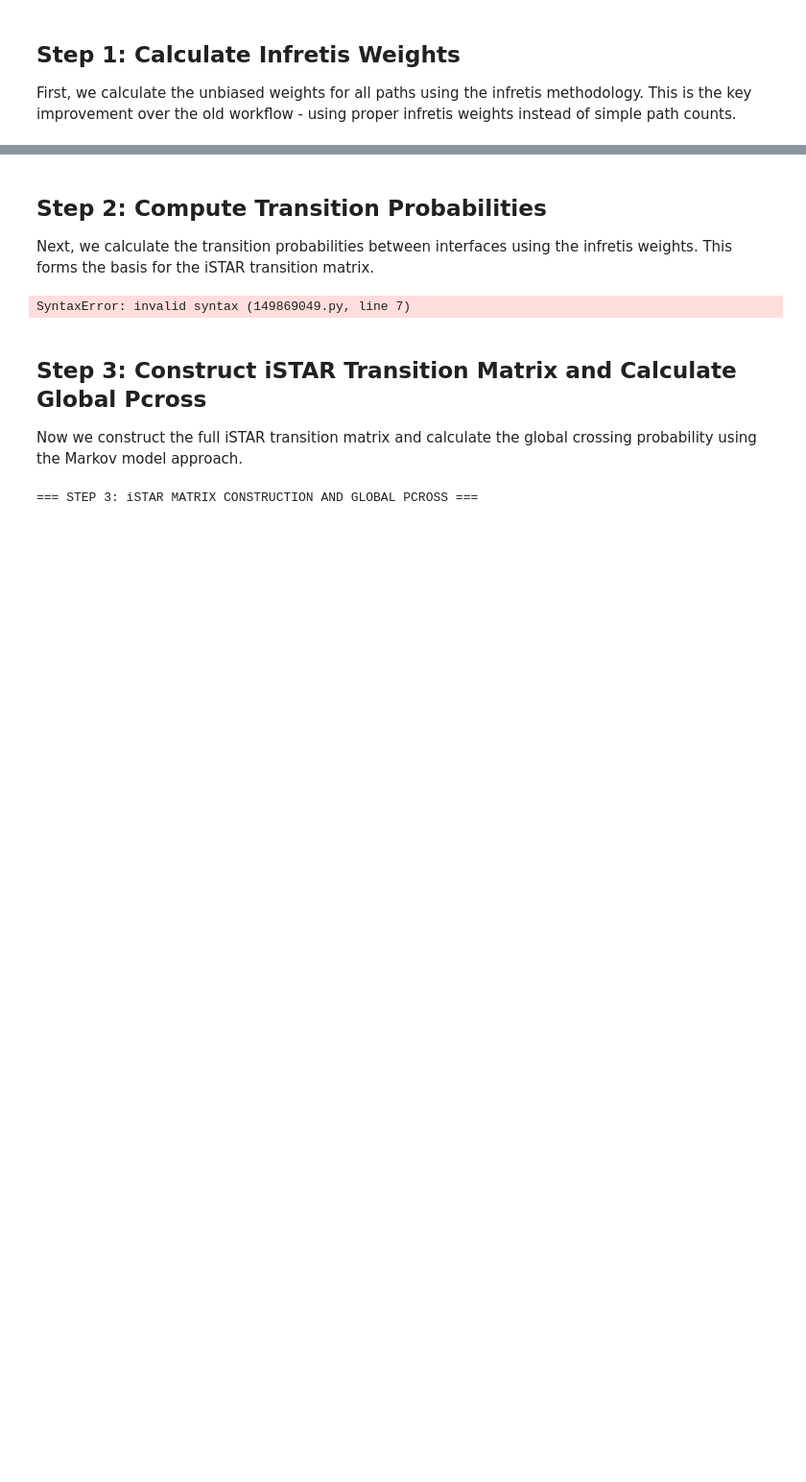
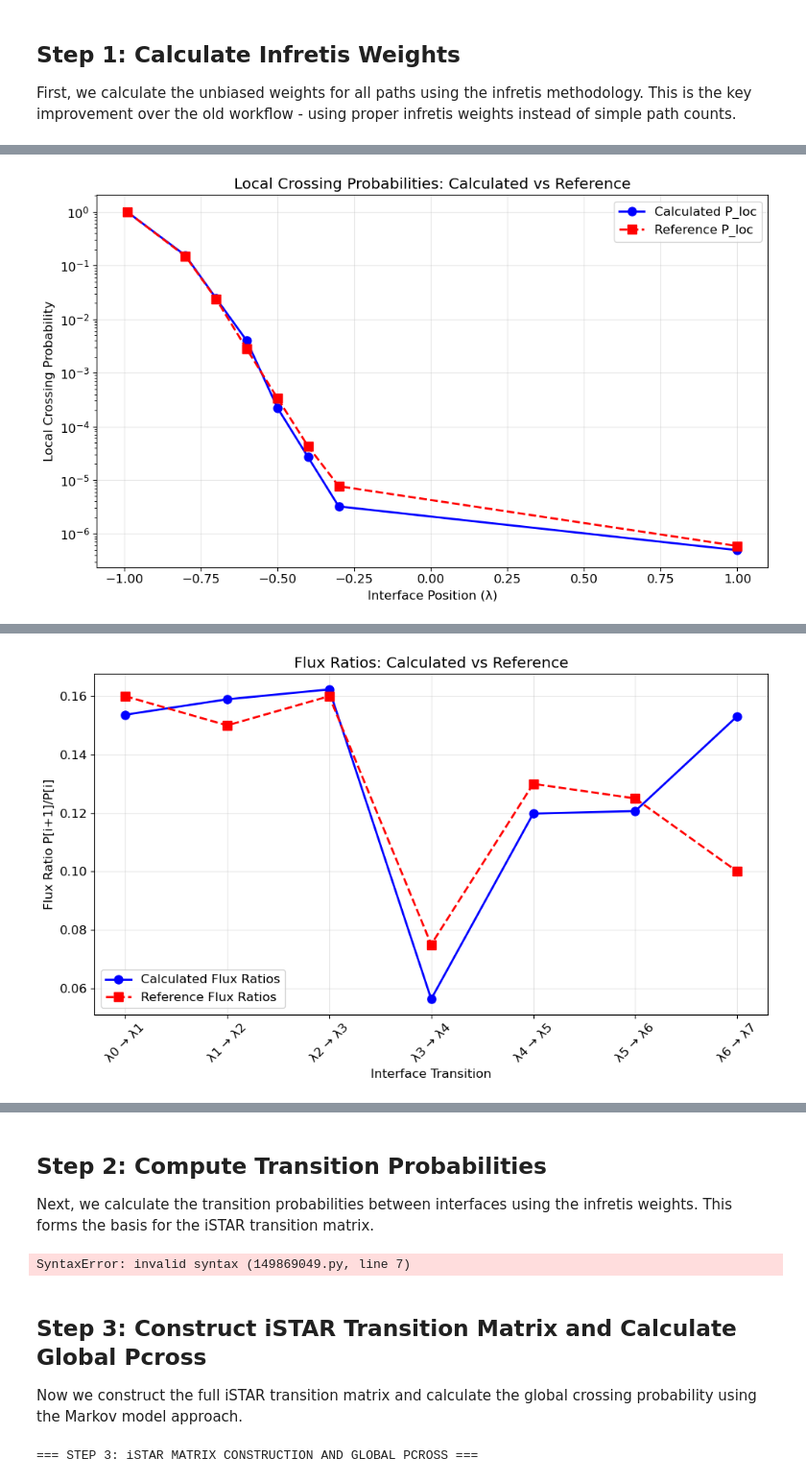
Before and after one commit to Eli4sW1ls/inftools, a Jupyter notebook: examples/staple_test/infretis_istar_workflow.ipynb, the cells around one changed output, grey strips where cells are left out. Shown: that part at 96% size. Drawn from its saved outputs; the diff is of its cells as text; code cells hidden in the pictures; blank space fills up the shorter version.

Commit message:
notebook plot enhancement

```diff
--- a/examples/staple_test/infretis_istar_workflow.ipynb
+++ b/examples/staple_test/infretis_istar_workflow.ipynb
@@ -119,7 +119,7 @@ def calculate_infretis_weights(data_file: str, toml_file: str, nskip: int = 0) -
     interfaces = toml_config["simulation"]["interfaces"]
 
     # Load data
-    data = np.loadtxt(data_file, dtype=str, usecols=np.arange(16))
+    data = np.loadtxt(data_file, dtype=str, usecols=np.arange(21))
     data = data[nskip:]  # Skip initial entries
 
     # Check if we have ptype information (look for correct patterns)
@@ -351,8 +351,8 @@ def compute_weight_matrices_weights(weight_results: Dict, n_int: Optional[int] =
             # Calculate weight as path_f / path_w
             path_f_k = D['path_f'][path_idx, :]
             path_w_k = np.array([min(D['path_w'][path_idx, i], 1.) for i in range(len(D['path_w'][path_idx, :]))])
-            # weight_k = np.nan_to_num(path_f_k / path_w_k) if np.sum(path_w_k) != 0 else 0
-            weight_k = path_f_k if np.sum(path_w_k) != 0 else 0
+            weight_k = np.nan_to_num(path_f_k / path_w_k) if np.sum(path_w_k) != 0 else 0
+            # weight_k = path_f_k if np.sum(path_w_k) != 0 else 0
             # weight_k = np.nan_to_num(weight_k / np.sum(weight_k) * np.sum(path_f_k)) if (np.sum(path_w_k) != 0 or np.sum(path_f_k) != 0) else 0
 
             for i in range(1,n_ensembles):
@@ -371,6 +371,9 @@ def compute_weight_matrices_weights(weight_results: Dict, n_int: Optional[int] =
                     # Determine if this path should be counted in ensemble i
                     should_count = False
 
+                    if weight == 0:
+                        continue
+
                     if j == k:
                         # Self-transitions: Special case for i==1 (ensemble 1) and j==0
                         if j == 0:
@@ -379,6 +382,7 @@ def compute_weight_matrices_weights(weight_results: Dict, n_int: Optional[int] =
                             #     k = 1  # Adjust to next interface for ensemble 1
                             should_count = True
                         elif j == len(interfaces) - 1:
+                            print("nooooo")
                             k = len(interfaces) - 2  # Last interface self-transition
                             should_count = True  # Original logic: count RMR paths in last ensemble
                         else:
@@ -408,7 +412,7 @@ def compute_weight_matrices_weights(weight_results: Dict, n_int: Optional[int] =
 
                         elif i-1 in [j, k] and 1 < i < len(interfaces):
                             # print(f"path_w: {D['path_w'][path_idx, i]}, path_f: {D['path_f'][path_idx, i]}, weight: {weight}, j: {j}, k: {k}, i: {i}, ptype: {ptype}")
-                            weight *= 2
+                            # weight *= 2
                             should_count = True
                         else:
                             # Standard forward transitions
@@ -437,7 +441,7 @@ def compute_weight_matrices_weights(weight_results: Dict, n_int: Optional[int] =
 
                         elif i-1 in [j, k] and 1 < i < len(interfaces):
                             # print(f"path_w: {D['path_w'][path_idx, i]}, path_f: {D['path_f'][path_idx, i]}, weight: {weight}, j: {j}, k: {k}, i: {i}, ptype: {ptype}")
-                            weight *= 2
+                            # weight *= 2
                             should_count = True
                         else:
                             # Standard backward transitions
@@ -1249,7 +1264,7 @@ print("=== DATA FORMAT ANALYSIS ===")
 
 # Load and analyze the data format
 try:
-    data_sample = np.loadtxt(DATA_FILE, dtype=str, max_rows=10, usecols=np.arange(16))
+    data_sample = np.loadtxt(DATA_FILE, dtype=str, max_rows=10, usecols=np.arange(56))
     print(f"Data shape: {data_sample.shape}")
     print(f"Number of columns: {data_sample.shape[1]}")
 
@@ -1420,5 +1422,6 @@ for i in range(len(weight_matrices_results['interfaces'])-1):
     plocs.append(y1_ha[0][0])
 
 print(plocs)
-print([plocs[i+1]/plocs[i] for i in range(len(plocs)-1)])
+plocs_rel = [plocs[i+1]/plocs[i] for i in range(len(plocs)-1)]
+print(plocs_rel)
 # %% [output]
@@ -1441,0 +1445,58 @@ Local crossing probabilities computed successfully
+# %%
+# Hardcoded reference values for comparison
+reference_plocs = [1.0, 0.14920383396459766, 0.02376292695403492, 0.0027722356341810875, 0.0003382043858415078, 4.269033240268612e-05, 7.693768739433156e-06, 5.906930763991997e-07]
+
+# Create the plot
+fig1 =plt.figure(figsize=(10, 6))
+interfaces_plot = weight_results['interfaces'][:len(plocs)]
+
+plt.semilogy(interfaces_plot, plocs, 'bo-', linewidth=2, markersize=8, label='Calculated P_loc')
+plt.semilogy(interfaces_plot, reference_plocs[:len(plocs)], 'rs--', linewidth=2, markersize=8, label='Reference P_loc')
+
+plt.xlabel('Interface Position (λ)')
+plt.ylabel('Local Crossing Probability')
+plt.title('Local Crossing Probabilities: Calculated vs Reference')
+plt.grid(True, alpha=0.3)
+plt.legend()
+plt.tight_layout()
+plt.show()
+
+# Print comparison table
+print("Interface  |  Calculated  |  Reference  |  Ratio")
+print("-" * 50)
+for i, intf in enumerate(interfaces_plot):
+    if i < len(reference_plocs):
+        ratio = plocs[i] / reference_plocs[i]
+        print(f"{intf:8.2f}  |  {plocs[i]:10.2e}  |  {reference_plocs[i]:9.2e}  |  {ratio:6.3f}")
+        # Hardcoded reference flux ratios for comparison
+        reference_flux_ratios = [0.16, 0.15, 0.16, 0.075, 0.13, 0.125, 0.1]
+
+        # Calculate flux ratios from plocs
+        plocs_rel = [plocs[i+1]/plocs[i] for i in range(len(plocs)-1)]
+
+# Create the flux ratios comparison plot
+plt.figure(figsize=(10, 6))
+interface_transitions = [f'λ{i} → λ{i+1}' for i in range(len(plocs_rel))]
+
+plt.plot(range(len(plocs_rel)), plocs_rel, 'bo-', linewidth=2, markersize=8, label='Calculated Flux Ratios')
+plt.plot(range(len(reference_flux_ratios[:len(plocs_rel)])), reference_flux_ratios[:len(plocs_rel)], 'rs--', linewidth=2, markersize=8, label='Reference Flux Ratios')
+
+plt.xlabel('Interface Transition')
+plt.ylabel('Flux Ratio P[i+1]/P[i]')
+plt.title('Flux Ratios: Calculated vs Reference')
+plt.xticks(range(len(interface_transitions)), interface_transitions, rotation=45)
+plt.grid(True, alpha=0.3)
+plt.legend()
+plt.tight_layout()
+plt.show()
+
+# Print flux ratios comparison table
+print("\nFlux Ratios Comparison:")
+print("Transition   |  Calculated  |  Reference  |  Ratio")
+print("-" * 55)
+for i, transition in enumerate(interface_transitions):
+    if i < len(reference_flux_ratios):
+        ratio = plocs_rel[i] / reference_flux_ratios[i]
+        print(f"{transition:12} |  {plocs_rel[i]:10.6f}  |  {reference_flux_ratios[i]:9.6f}  |  {ratio:6.3f}")
+# %% [output]
+[figure, added]
@@ -1441,0 +1513 @@ Local crossing probabilities computed successfully
+[figure, added]
```
Also changed, not shown: parts of 14 cells of this notebook.
